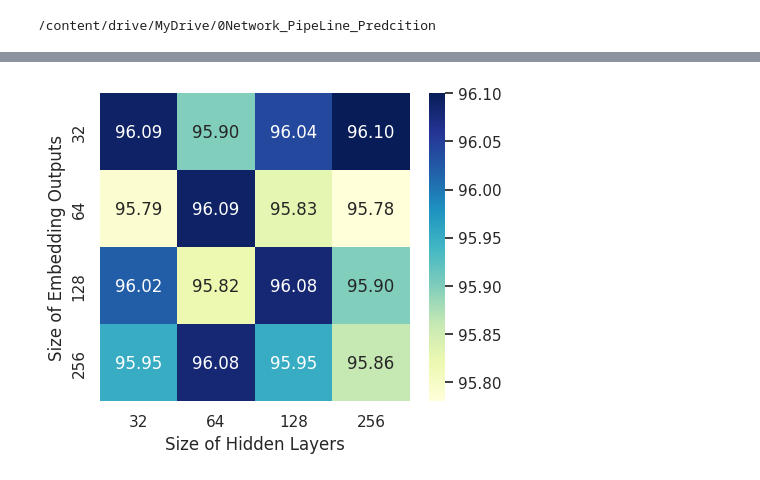
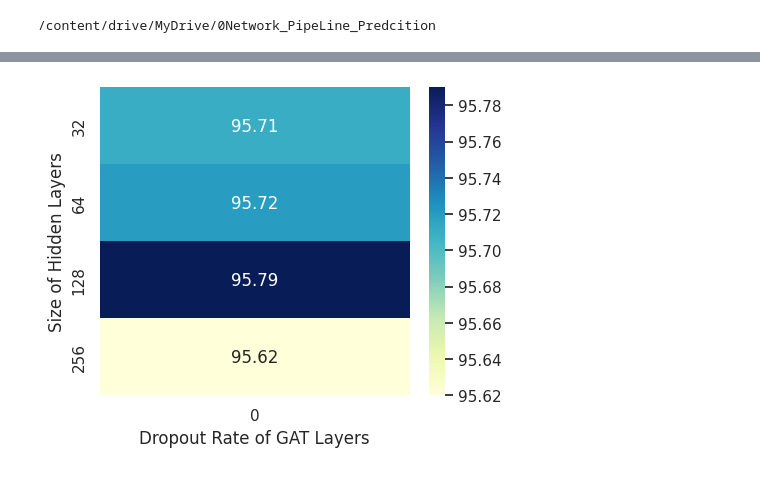
Before and after one commit to Yuxi0048/PipeNetworkCompletion, a Jupyter notebook: Inductive.ipynb, the cells around one changed output, grey strips where cells are left out. Cells and saved outputs as stored; diff of their text form; code cells hidden in the pictures.

```diff
--- a/Inductive.ipynb
+++ b/Inductive.ipynb
@@ -289,34 +573,31 @@ NameError: ignored
 # %%
 import matplotlib.pyplot as plt
 import seaborn as sns
 import pandas as pd
 
 # Data from the table provided by the user
 data_heat = {
-    32: [0.9609, 0.9579, 0.9602, 0.9595],
-    64: [0.9590, 0.9609, 0.9582, 0.9608],
-    128: [0.9604, 0.9583, 0.9608, 0.9595],
-    256: [0.9587, 0.9578, 0.9590, 0.9586]
+    "0": [0.9571, 0.9572, 0.9579, 0.9562]
 }
 
 # Convert the dictionary to a pandas DataFrame and multiply by 100 to get percentages
 df_percentage = pd.DataFrame(data_heat, index=[32, 64, 128, 256]) * 100
 
 # Increase font size for the heatmap
 sns.set(font_scale=1)
 
 # Create the heatmap with the updated font size and percentage values
 plt.figure(figsize=(5, 4))
 ax = sns.heatmap(df_percentage, annot=True, fmt=".2f", cmap='YlGnBu', cbar=True)
 
 # Set the labels for the axes with updated font size
-ax.set_ylabel('Size of Embedding Outputs')
-ax.set_xlabel('Size of Hidden Layers')
+ax.set_xlabel('Dropout Rate of GAT Layers')
+ax.set_ylabel('Size of Hidden Layers')
 # ax.set_title('ROC AUC Scores on Validation Data')
 
 # Show the heatmap with larger font size
 plt.show()
 # %% [output]
-[figure, old version]
+[figure, new version]
 # %%
 model.load_state_dict(torch.load('/content/drive/MyDrive/0Network_PipeLine_Predcition/Models/model_hiddensize_128_drop_0.pt'))
```
Also changed, not shown: parts of 34 cells of this notebook.
